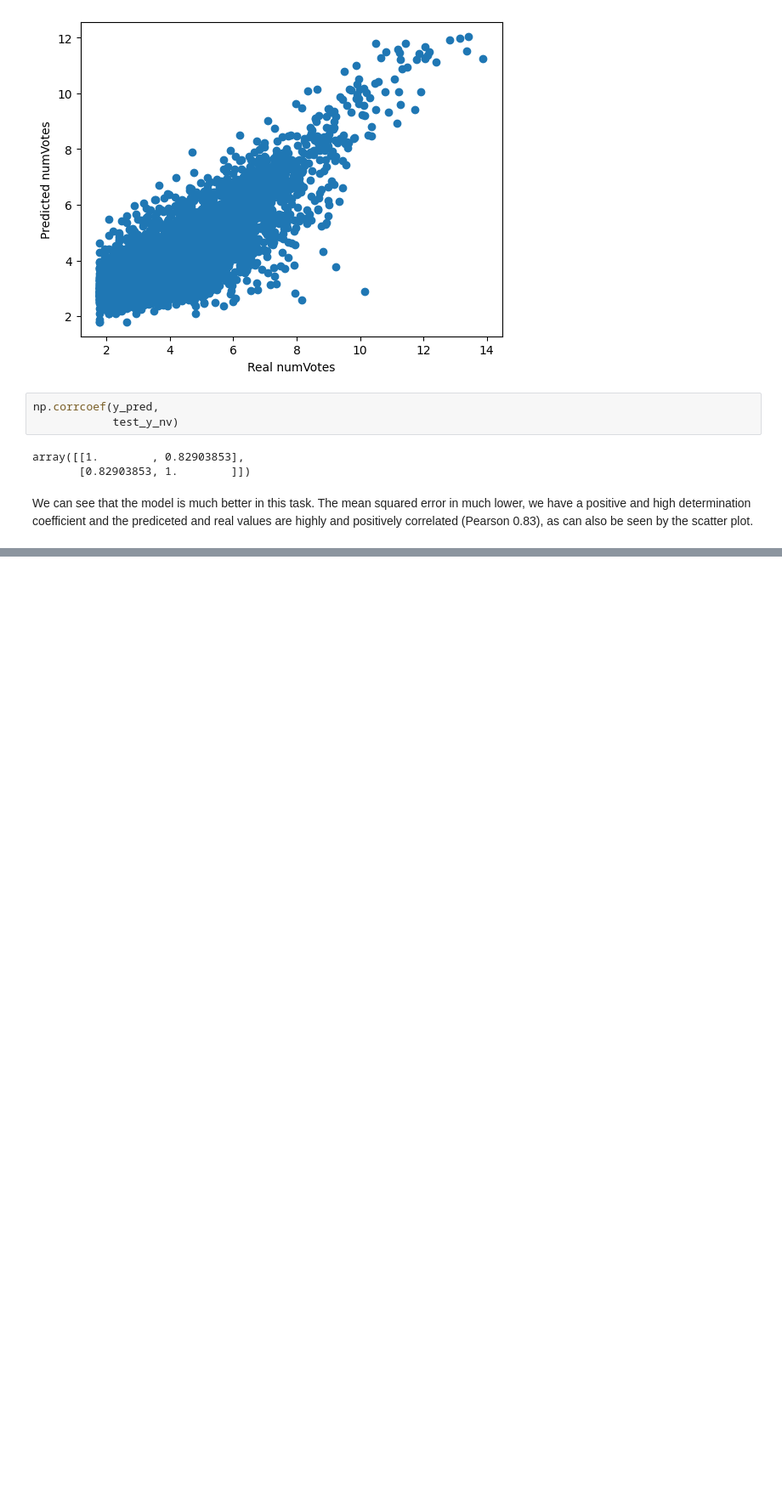
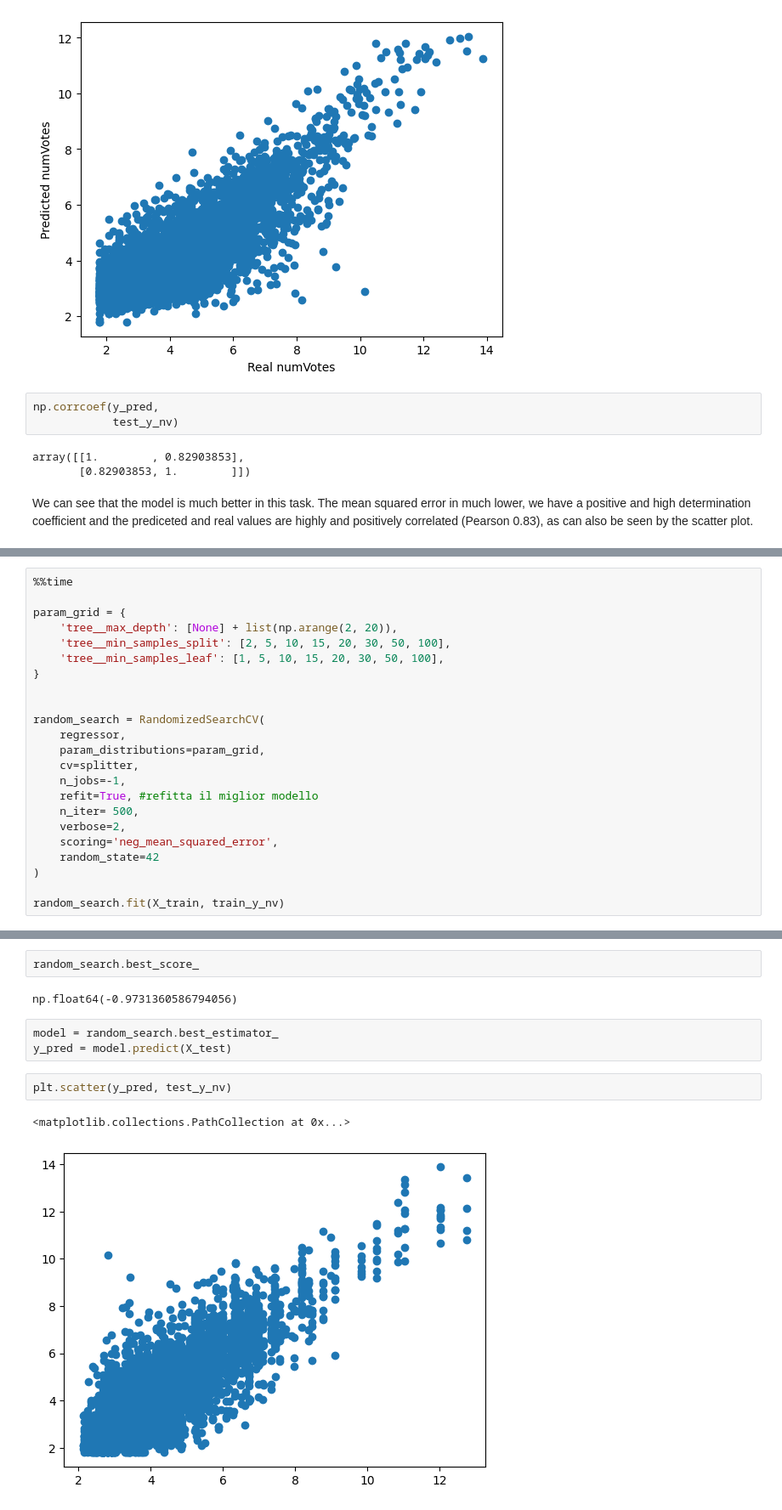
Before and after one commit to g-fabiani4-unipi/dm1_project, a Jupyter notebook: src/regression.ipynb, the cells around one changed output, grey strips where cells are left out. Shown at 85% size. Drawn from its saved outputs; the diff is of its cells as text; blank space fills up the shorter version.

```diff
--- a/src/regression.ipynb
+++ b/src/regression.ipynb
@@ -329,0 +511,23 @@ We can see that the model is much better in this task. The mean squared error in
+# %%
+%%time
+
+param_grid = {
+    'tree__max_depth': [None] + list(np.arange(2, 20)),
+    'tree__min_samples_split': [2, 5, 10, 15, 20, 30, 50, 100],
+    'tree__min_samples_leaf': [1, 5, 10, 15, 20, 30, 50, 100],
+}
+
+
+random_search = RandomizedSearchCV(
+    regressor,
+    param_distributions=param_grid,
+    cv=splitter,
+    n_jobs=-1,
+    refit=True, #refitta il miglior modello
+    n_iter= 500,
+    verbose=2,
+    scoring='neg_mean_squared_error',
+    random_state=42
+)
+
+random_search.fit(X_train, train_y_nv)
@@ -329,0 +569,12 @@ We can see that the model is much better in this task. The mean squared error in
+# %%
+random_search.best_score_
+# %% [output]
+np.float64(-0.9731360586794056)
+# %%
+model = random_search.best_estimator_
+y_pred = model.predict(X_test)
+# %%
+plt.scatter(y_pred, test_y_nv)
+# %% [output]
+<matplotlib.collections.PathCollection at 0x...>
+[figure, added]
```
Also changed, not shown: parts of 36 cells of this notebook.
